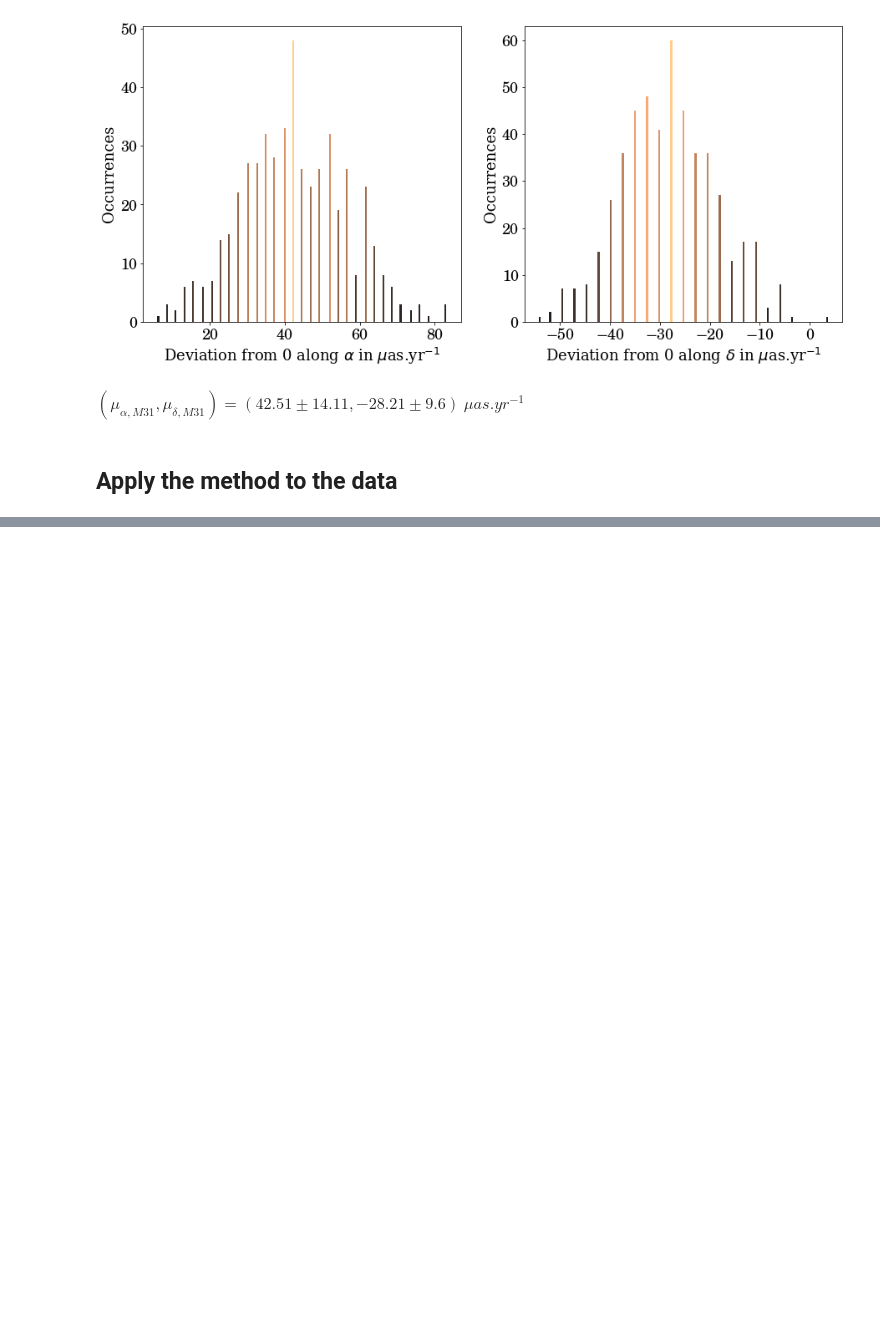
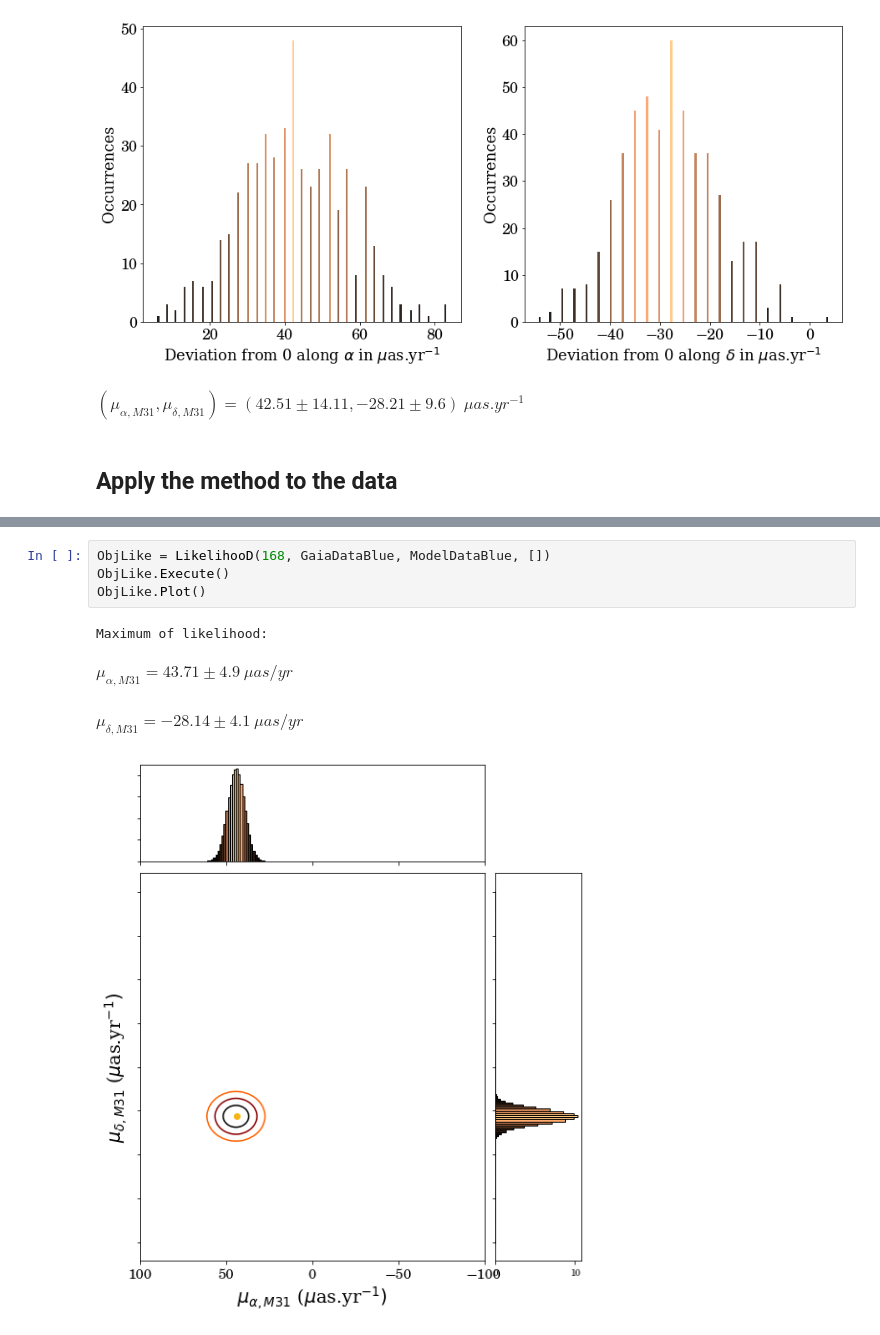
Before and after one commit to SamuelLimbo/AndromedaProperMotion, a Jupyter notebook: TransverseVelocity.ipynb, the cells around one changed output, grey strips where cells are left out. Saved outputs shown, nothing was run; the diff lists cells and outputs as text; blank space fills up the shorter version.

```diff
--- a/TransverseVelocity.ipynb
+++ b/TransverseVelocity.ipynb
@@ -472,0 +607,9 @@ $\displaystyle (\mu_{\alpha, M31}, \mu_{\delta, M31} ) = (42.51\pm14.11,-28.21\p
+# %%
+ObjLike = LikelihooD(168, GaiaDataBlue, ModelDataBlue, [])
+ObjLike.Execute()
+ObjLike.Plot()
+# %% [output]
+Maximum of likelihood:
+$\displaystyle \mu_{\alpha, M31} = 43.71\pm4.9\ \mu as/yr$
+$\displaystyle \mu_{\delta, M31} = -28.14\pm4.1\ \mu as/yr$
+[figure, added]
```
Also changed, not shown: parts of 9 cells of this notebook, 1 other file.
